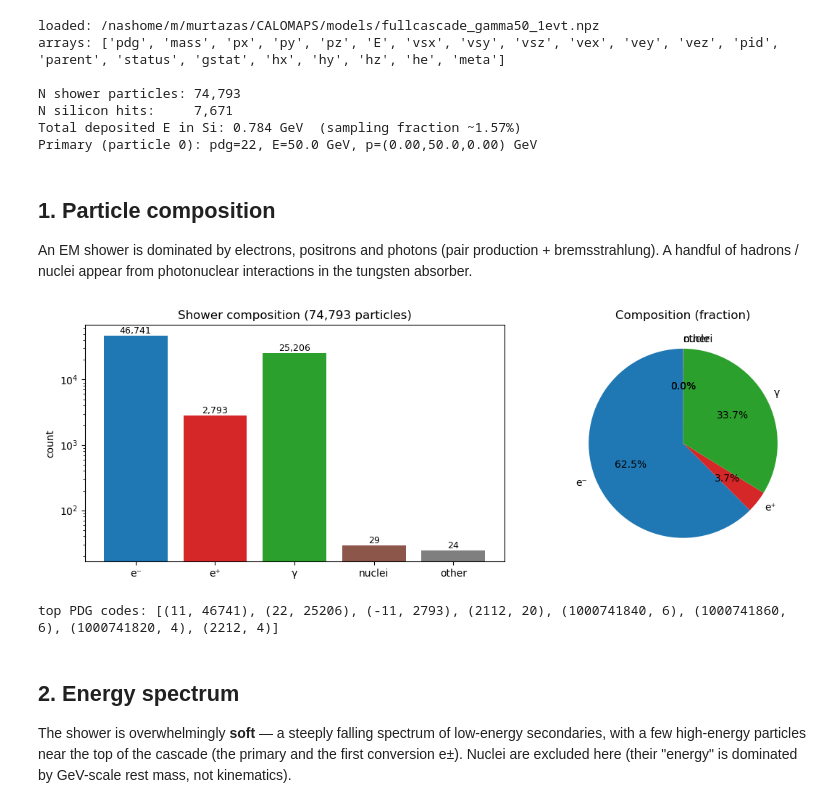
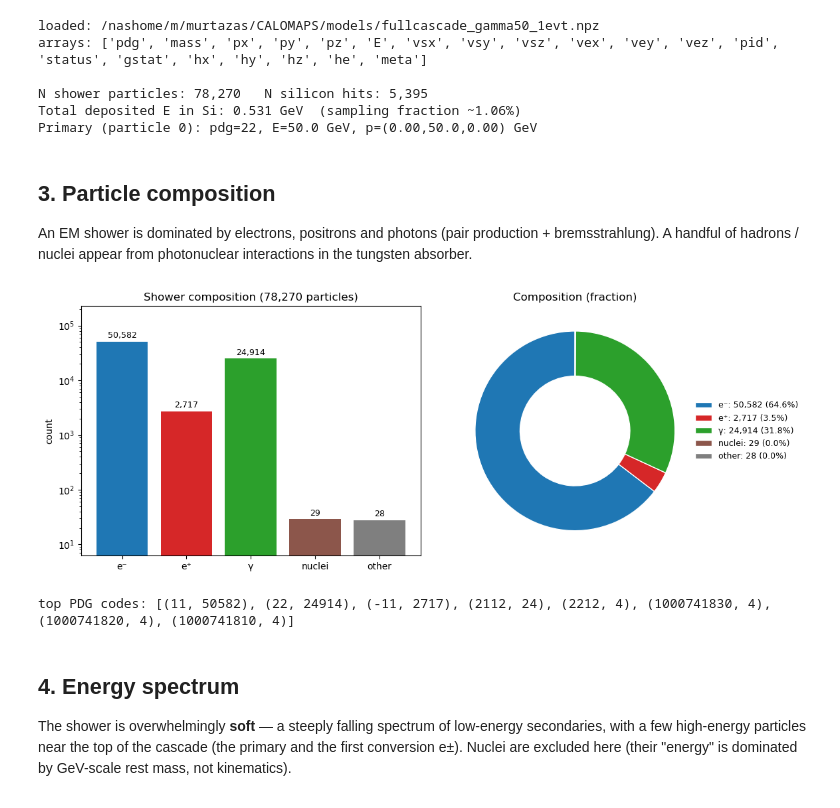
Before and after one commit to murtaza-safdari/CALOMAPS, a Jupyter notebook: notebooks/04_shower_4vectors.ipynb, the cells around one changed output. Cells and saved outputs as stored; diff of their text form; code cells hidden in the pictures.

```diff
--- a/notebooks/04_shower_4vectors.ipynb
+++ b/notebooks/04_shower_4vectors.ipynb
@@ -23,82 +120,65 @@ pattern) so this notebook needs only numpy + matplotlib.
 # %%
-import os
-import numpy as np
-import matplotlib.pyplot as plt
-
-# Locate the extracted cascade archive (works whether run from notebooks/ or repo root)
-_cands = [
-    os.path.join(os.environ.get("CALOMAPS_HOME", ""), "models", "fullcascade_gamma50_1evt.npz"),
-    os.path.join("..", "models", "fullcascade_gamma50_1evt.npz"),
-    os.path.join("models", "fullcascade_gamma50_1evt.npz"),
-]
-NPZ = next((p for p in _cands if p and os.path.exists(p)), None)
-if NPZ is None:
-    raise FileNotFoundError(
-        "Cascade .npz not found in " + str(_cands) +
-        " — run analysis/extract_cascade.py first.")
-d = np.load(NPZ, allow_pickle=True)
-required = ["pdg", "mass", "E", "px", "py", "pz", "vsx", "vsy", "vsz", "hx", "hy", "hz", "he"]
-missing = [k for k in required if k not in d]
-if missing:
-    raise KeyError(f"cascade {NPZ} is missing expected arrays: {missing}")
-print("loaded:", NPZ)
-print("arrays:", list(d.keys()))
-
+# Pull the full-cascade arrays used by the rest of the notebook
 pdg, mass, E = d["pdg"], d["mass"], d["E"]
 px, py, pz = d["px"], d["py"], d["pz"]
 vsx, vsy, vsz = d["vsx"], d["vsy"], d["vsz"]   # production vertex (mm)
 hx, hy, hz, he = d["hx"], d["hy"], d["hz"], d["he"]  # hits (mm, GeV)
 
-n = len(pdg)
-print(f"\nN shower particles: {n:,}")
-print(f"N silicon hits:     {len(hx):,}")
+print(f"loaded: {NPZ_FULL}")
+print(f"arrays: {list(d.keys())}")
+print(f"\nN shower particles: {len(pdg):,}   N silicon hits: {len(hx):,}")
 print(f"Total deposited E in Si: {he.sum():.3f} GeV  (sampling fraction ~{he.sum()/50:.2%})")
 print(f"Primary (particle 0): pdg={pdg[0]}, E={E[0]:.1f} GeV, p=({px[0]:.2f},{py[0]:.1f},{pz[0]:.2f}) GeV")
 # %% [output]
 loaded: /nashome/m/murtazas/CALOMAPS/models/fullcascade_gamma50_1evt.npz
-arrays: ['pdg', 'mass', 'px', 'py', 'pz', 'E', 'vsx', 'vsy', 'vsz', 'vex', 'vey', 'vez', 'pid', 'parent', 'status', 'gstat', 'hx', 'hy', 'hz', 'he', 'meta']
+arrays: ['pdg', 'mass', 'px', 'py', 'pz', 'E', 'vsx', 'vsy', 'vsz', 'vex', 'vey', 'vez', 'pid', 'status', 'gstat', 'hx', 'hy', 'hz', 'he', 'meta']
 
-N shower particles: 74,793
-N silicon hits:     7,671
-Total deposited E in Si: 0.784 GeV  (sampling fraction ~1.57%)
+N shower particles: 78,270   N silicon hits: 5,395
+Total deposited E in Si: 0.531 GeV  (sampling fraction ~1.06%)
 Primary (particle 0): pdg=22, E=50.0 GeV, p=(0.00,50.0,0.00) GeV
 # %% [markdown]
-## 1. Particle composition
+## 3. Particle composition
 
 An EM shower is dominated by electrons, positrons and photons (pair production +
 bremsstrahlung). A handful of hadrons / nuclei appear from photonuclear interactions
 in the tungsten absorber.
 # %%
-labels = {22: "γ (photon)", 11: "e⁻", -11: "e⁺", 2112: "neutron", 2212: "proton"}
 uniq, counts = np.unique(pdg, return_counts=True)
 order = np.argsort(-counts)
 
 # Group: e-, e+, gamma, nuclei (|pdg|>1e9), other
 groups = {"e⁻": 0, "e⁺": 0, "γ": 0, "nuclei": 0, "other": 0}
 for p, c in zip(uniq, counts):
     if p == 11: groups["e⁻"] += c
     elif p == -11: groups["e⁺"] += c
     elif p == 22: groups["γ"] += c
     elif abs(p) > 1_000_000_000: groups["nuclei"] += c
     else: groups["other"] += c
+g = {k: v for k, v in groups.items() if v}
+cols = ["#1f77b4", "#d62728", "#2ca02c", "#8c564b", "#7f7f7f"][:len(g)]
 
-fig, ax = plt.subplots(1, 2, figsize=(12, 4))
-g = {k: v for k, v in groups.items() if v}
-ax[0].bar(g.keys(), g.values(), color=["#1f77b4", "#d62728", "#2ca02c", "#8c564b", "#7f7f7f"][:len(g)])
-ax[0].set_yscale("log"); ax[0].set_ylabel("count"); ax[0].set_title(f"Shower composition ({n:,} particles)")
-for i, (k, v) in enumerate(g.items()):
-    ax[0].text(i, v, f"{v:,}", ha="center", va="bottom", fontsize=9)
+fig, ax = plt.subplots(1, 2, figsize=(12, 4.5))
+bars = ax[0].bar(g.keys(), g.values(), color=cols)
+ax[0].set_yscale("log"); ax[0].set_ylabel("count")
+ax[0].set_title(f"Shower composition ({len(pdg):,} particles)")
+ax[0].bar_label(bars, fmt="{:,.0f}", padding=2, fontsize=9)
+ax[0].margins(y=0.2)
 
-ax[1].pie(list(g.values()), labels=list(g.keys()), autopct="%1.1f%%", startangle=90,
-          colors=["#1f77b4", "#d62728", "#2ca02c", "#8c564b", "#7f7f7f"][:len(g)])
+# Pie: labels go in a legend (avoids overlap on the tiny nuclei/other slices);
+# percentages are drawn only on slices large enough to read.
+total = sum(g.values())
+wedges, _ = ax[1].pie(list(g.values()), colors=cols, startangle=90,
+                      wedgeprops=dict(width=0.45, edgecolor="w"))
 ax[1].set_title("Composition (fraction)")
+ax[1].legend(wedges, [f"{k}: {v:,} ({v/total:.1%})" for k, v in g.items()],
+             loc="center left", bbox_to_anchor=(0.95, 0.5), frameon=False, fontsize=9)
 plt.tight_layout(); plt.show()
 print("top PDG codes:", [(int(uniq[i]), int(counts[i])) for i in order[:8]])
 # %% [output]
-[figure, old version]
+[figure, new version]
-top PDG codes: [(11, 46741), (22, 25206), (-11, 2793), (2112, 20), (1000741840, 6), (1000741860, 6), (1000741820, 4), (2212, 4)]
+top PDG codes: [(11, 50582), (22, 24914), (-11, 2717), (2112, 24), (2212, 4), (1000741830, 4), (1000741820, 4), (1000741810, 4)]
 # %% [markdown]
-## 2. Energy spectrum
+## 4. Energy spectrum
 
 The shower is overwhelmingly **soft** — a steeply falling spectrum of low-energy
 secondaries, with a few high-energy particles near the top of the cascade (the primary
```
Also changed, not shown: parts of 13 cells of this notebook, 5 other files.
